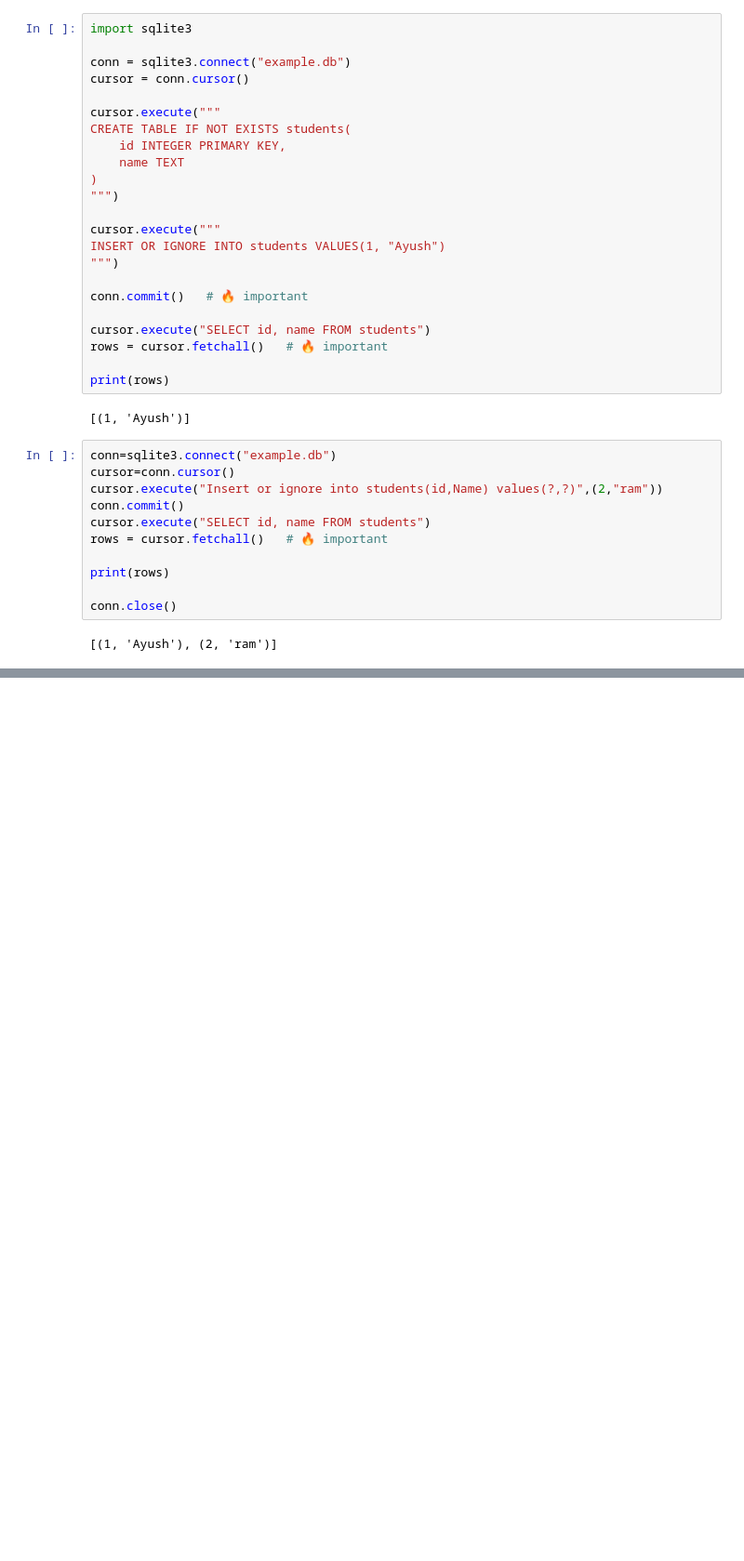
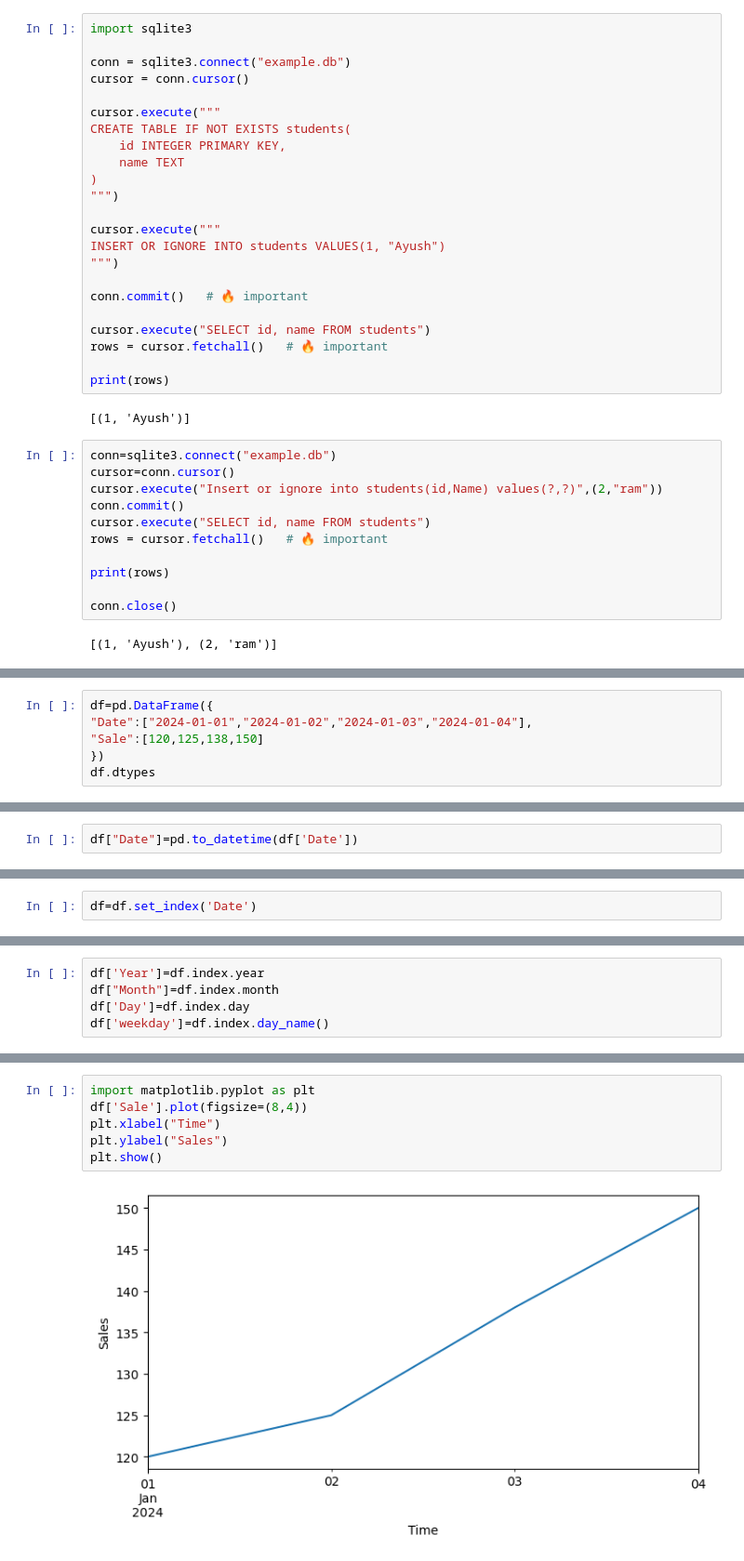
Before and after one commit to Ayush080-bct/Advanced-python-Lab, a Jupyter notebook: ExamLab/exam.ipynb, the cells around one changed output, grey strips where cells are left out. Shown at 93% size. Cells and saved outputs as stored; diff of their text form; blank space fills up the shorter version.

```diff
--- a/ExamLab/exam.ipynb
+++ b/ExamLab/exam.ipynb
@@ -283,0 +583,6 @@ from pymongo import MongoClient
+# %%
+df=pd.DataFrame({
+"Date":["2024-01-01","2024-01-02","2024-01-03","2024-01-04"],
+"Sale":[120,125,138,150]
+})
+df.dtypes
@@ -283,0 +601,2 @@ from pymongo import MongoClient
+# %%
+df["Date"]=pd.to_datetime(df['Date'])
@@ -283,0 +609,2 @@ from pymongo import MongoClient
+# %%
+df=df.set_index('Date')
@@ -283,0 +620,5 @@ from pymongo import MongoClient
+# %%
+df['Year']=df.index.year
+df["Month"]=df.index.month
+df['Day']=df.index.day
+df['weekday']=df.index.day_name()
@@ -283,0 +650,8 @@ from pymongo import MongoClient
+# %%
+import matplotlib.pyplot as plt
+df['Sale'].plot(figsize=(8,4))
+plt.xlabel("Time")
+plt.ylabel("Sales")
+plt.show()
+# %% [output]
+[figure, added]
```
Also changed, not shown: parts of 30 cells of this notebook.
